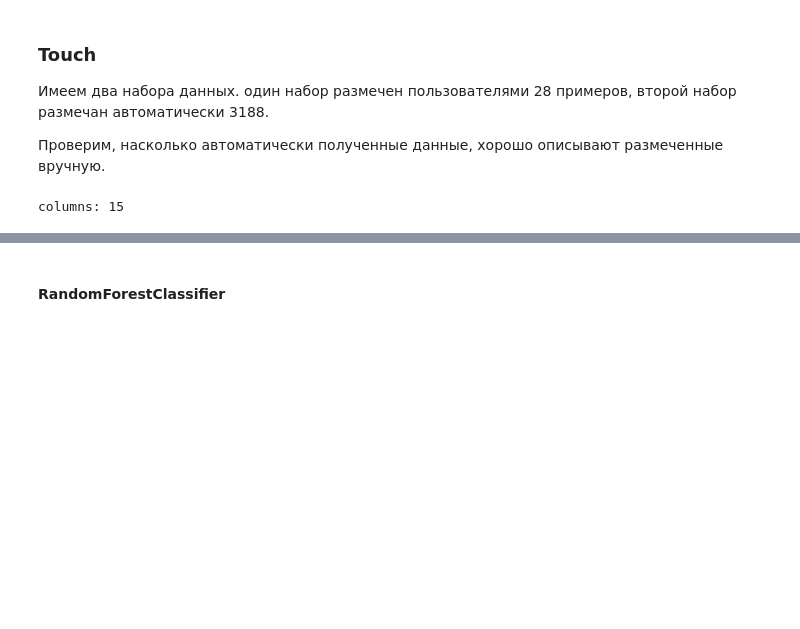
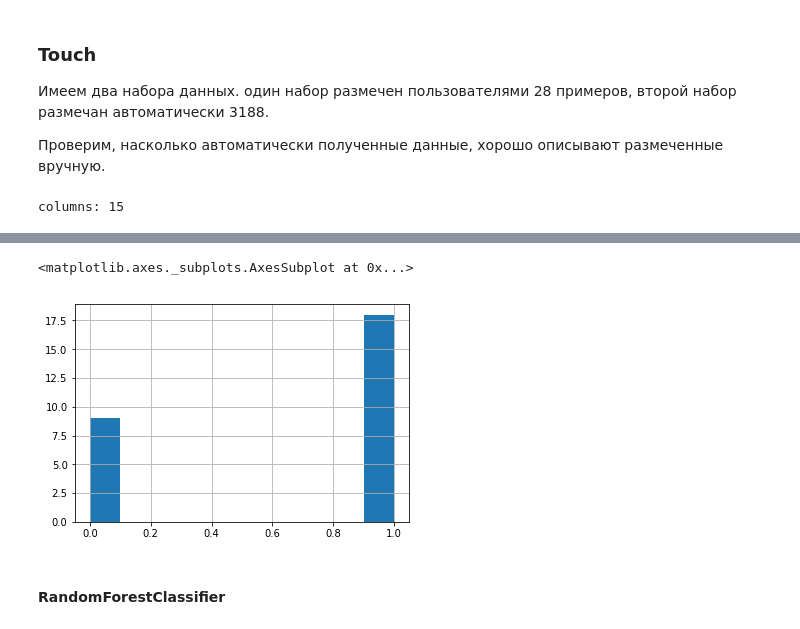
Before and after one commit to vench/study, a Jupyter notebook: ml_touch.ipynb, the cells around one changed output, grey strips where cells are left out. Drawn from its saved outputs; the diff is of its cells as text; code cells hidden in the pictures; blank space fills up the shorter version.

```diff
--- a/ml_touch.ipynb
+++ b/ml_touch.ipynb
@@ -67,2 +121,7 @@ X_test_std = scaler.transform(X_test)
+# %%
+Y_test.hist()
+# %% [output]
+<matplotlib.axes._subplots.AxesSubplot at 0x...>
+[figure, added]
 # %% [markdown]
 #### RandomForestClassifier
```
Also changed, not shown: parts of 27 cells of this notebook, 5 other files.
